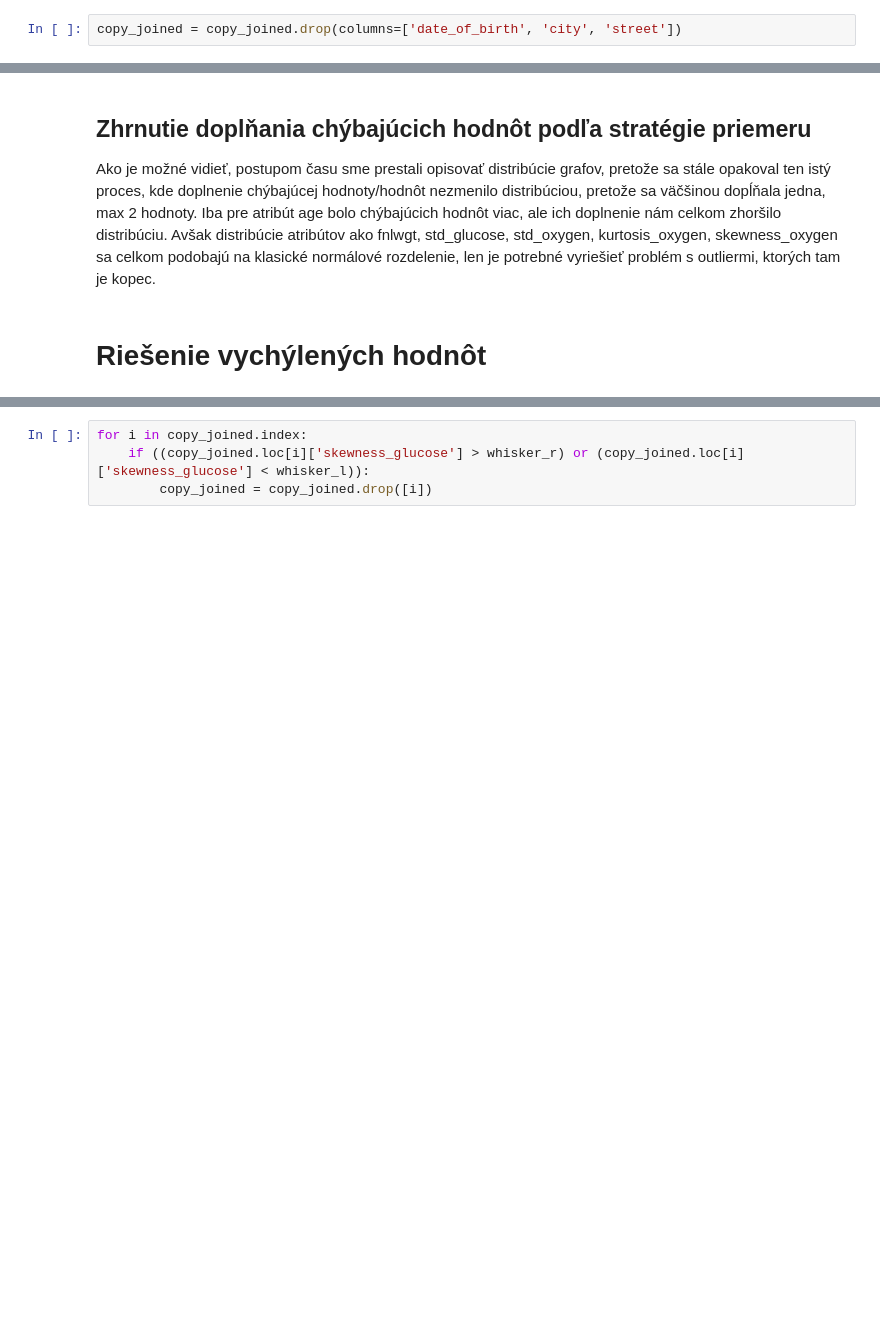
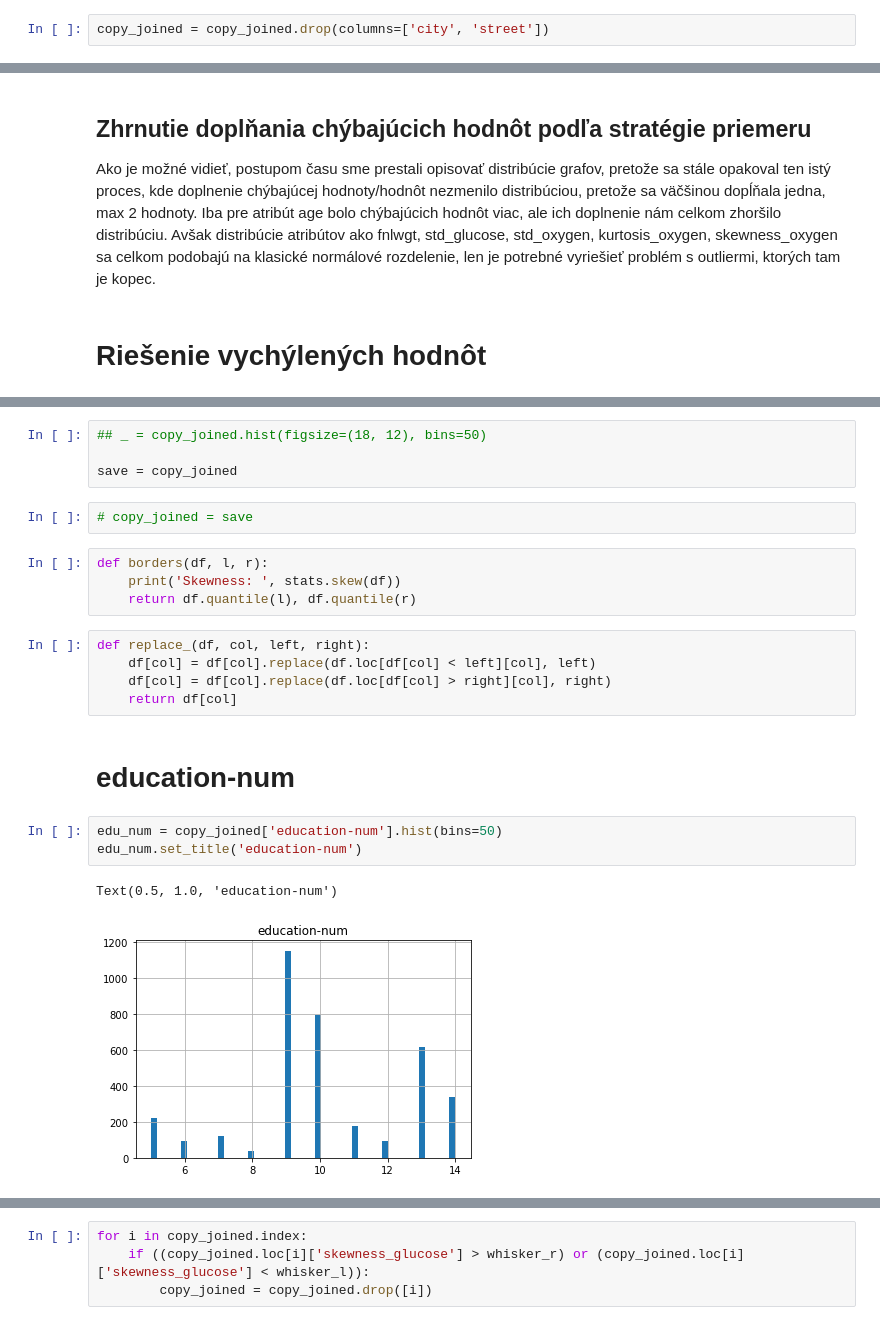
Before and after one commit to JKBGIT1/IAU_Project, a Jupyter notebook: 2.Phase_Hlavačka-Vančo.ipynb, the cells around one changed output, grey strips where cells are left out. Saved outputs shown, nothing was run; the diff lists cells and outputs as text; blank space fills up the shorter version.

```diff
--- a/2.Phase_Hlavačka-Vančo.ipynb
+++ b/2.Phase_Hlavačka-Vančo.ipynb
@@ -600,7 +600,7 @@ sns.displot(copy_joined['skewness_oxygen'], kde=True, bins=30)
 # %% [markdown]
 Niekotré stĺpce sú zbytočné. Adresu vieme zistiť zo zip kódu, mesto a ulicu teda netreba. V dátach je uvedený vek, preto netreba ani dátum narodenia.
 # %%
-copy_joined = copy_joined.drop(columns=['date_of_birth', 'city', 'street'])
+copy_joined = copy_joined.drop(columns=['city', 'street'])
 # %% [markdown]
 Tu chýbalo priveľa dát, tak namiesto toho, aby sme ich vymazali, označili sme ich za nedefinované.
 # %%
@@ -638,0 +649,23 @@ import scipy.stats as stats
+# %%
+## _ = copy_joined.hist(figsize=(18, 12), bins=50)
+
+save = copy_joined
+# %%
+# copy_joined = save
+# %%
+def borders(df, l, r):
+    print('Skewness: ', stats.skew(df))
+    return df.quantile(l), df.quantile(r)
+# %%
+def replace_(df, col, left, right):
+    df[col] = df[col].replace(df.loc[df[col] < left][col], left)
+    df[col] = df[col].replace(df.loc[df[col] > right][col], right)
+    return df[col]
+# %% [markdown]
+# education-num
+# %%
+edu_num = copy_joined['education-num'].hist(bins=50)
+edu_num.set_title('education-num')
+# %% [output]
+Text(0.5, 1.0, 'education-num')
+[figure, added]
```
Also changed, not shown: parts of 85 cells of this notebook.
